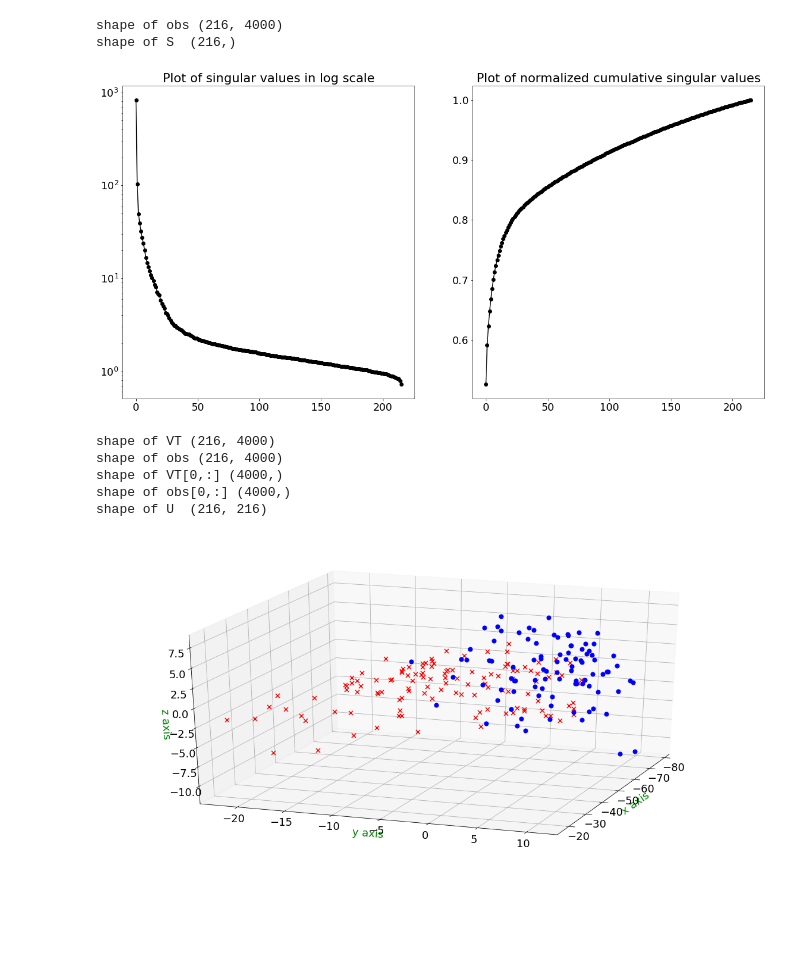
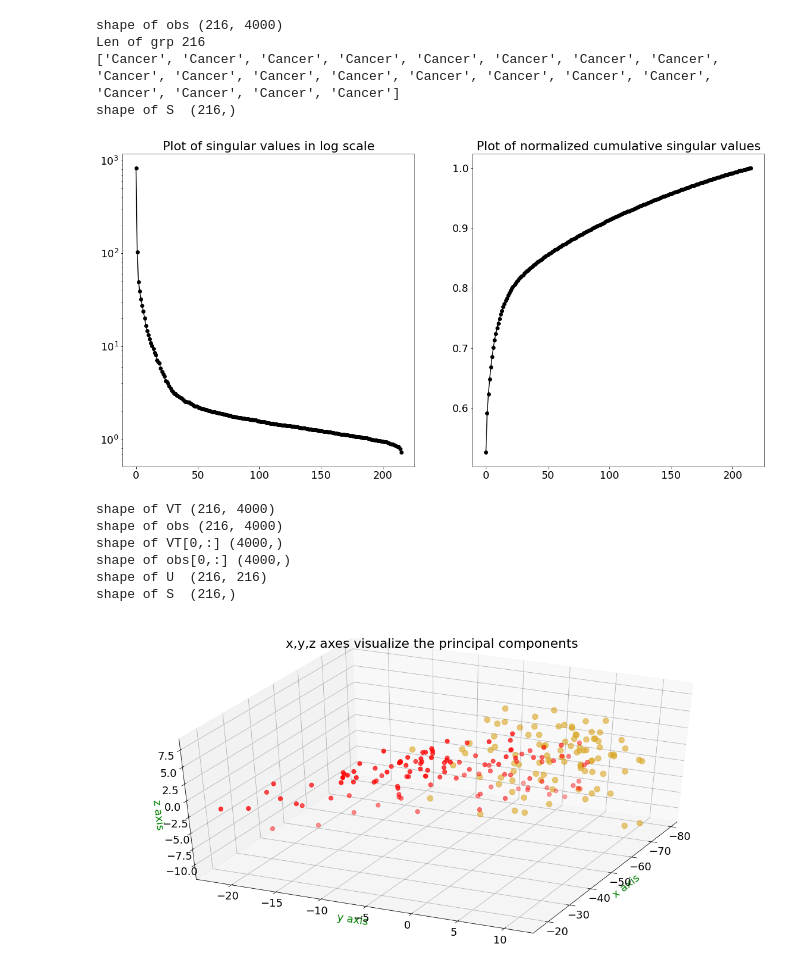
Before and after one commit to ml-ninja/Data_Driven_Science_Python_Demos, a Jupyter notebook: CH01/CH01_SEC05_2_OvarianCancer.ipynb, the cells around one changed output. Drawn from its saved outputs; the diff is of its cells as text; code cells hidden in the pictures; blank space fills up the shorter version.

```diff
--- a/CH01/CH01_SEC05_2_OvarianCancer.ipynb
+++ b/CH01/CH01_SEC05_2_OvarianCancer.ipynb
@@ -24,6 +23,9 @@ print('shape of obs', obs.shape)
 
 f = open(os.path.join('Data_Driven_Science_Python_Demos','DATA','ovariancancer_grp.csv'), "r")
 grp = f.read().split("\n")  # grp is a list
+grp = grp[:obs.shape[0]]  # Trim off the last junk entry
+print('Len of grp', len(grp))
+print(grp[:20])
 
 U, S, VT = np.linalg.svd(obs,full_matrices=0)
 print('shape of S ', S.shape)
@@ -38,38 +40,66 @@ ax2.plot(np.cumsum(S)/np.sum(S),'-o',color='k')
 plt.show()
 # %% [output]
 shape of obs (216, 4000)
+Len of grp 216
+['Cancer', 'Cancer', 'Cancer', 'Cancer', 'Cancer', 'Cancer', 'Cancer', 'Cancer', 'Cancer', 'Cancer', 'Cancer', 'Cancer', 'Cancer', 'Cancer', 'Cancer', 'Cancer', 'Cancer', 'Cancer', 'Cancer', 'Cancer']
 shape of S  (216,)
 [figure]
 # %%
 
 print('shape of VT', VT.shape)
 print('shape of obs', obs.shape)
 print('shape of VT[0,:]', VT[0,:].shape)
 print('shape of obs[0,:]', obs[0,:].shape)
 print('shape of U ', U.shape)
+print('shape of S ', S.shape)
+
+# obsMean = np.mean(obs, axis=0)
+# print(obsMean.shape)
+# print(obsMean)
+
+# from mpl_toolkits.mplot3d import Axes3D
 
 fig2 = plt.figure()
-ax = fig2.add_subplot(111, projection='3d')
+# ax = Axes3D(fig2)
+ax = fig2.add_subplot(111, projection='3d', title='x,y,z axes visualize the principal components')
 ax.set_xlabel('x axis', color='g')
 ax.set_ylabel('y axis', color='g')
 ax.set_zlabel('z axis', color='g')
+
+bx = []
+by = []
+bz = []
+cx = []
+cy = []
+cz = []
 
 for j in range(obs.shape[0]):
     x = VT[0,:] @ obs[j,:].T
     y = VT[1,:] @ obs[j,:].T
     z = VT[2,:] @ obs[j,:].T
 
     if grp[j] == 'Cancer':
-        ax.scatter(x,y,z,marker='x',color='r',s=50)
+        cx.append(x)
+        cy.append(y)
+        cz.append(z)
     else:
-        ax.scatter(x,y,z,marker='o',color='b',s=50)
+        bx.append(x)
+        by.append(y)
+        bz.append(z)
 
-ax.view_init(25,20)
+
+# ax.plot3D(cx,cy,cz, 'gray')
+ax.scatter3D(bx,by,bz, marker='o',c="goldenrod", alpha=0.6,s=90)
+ax.scatter3D(cx,cy,cz, marker='o',color='r',s=50)
+
+ax.view_init(40,25)
+# ax.view_init(elev=10., azim=ii)
 plt.show()
 # %% [output]
 shape of VT (216, 4000)
 shape of obs (216, 4000)
 shape of VT[0,:] (4000,)
 shape of obs[0,:] (4000,)
 shape of U  (216, 216)
+shape of S  (216,)
-[figure, old version]
+[figure, new version]
```
Also changed, not shown: parts of 1 cell of this notebook.
